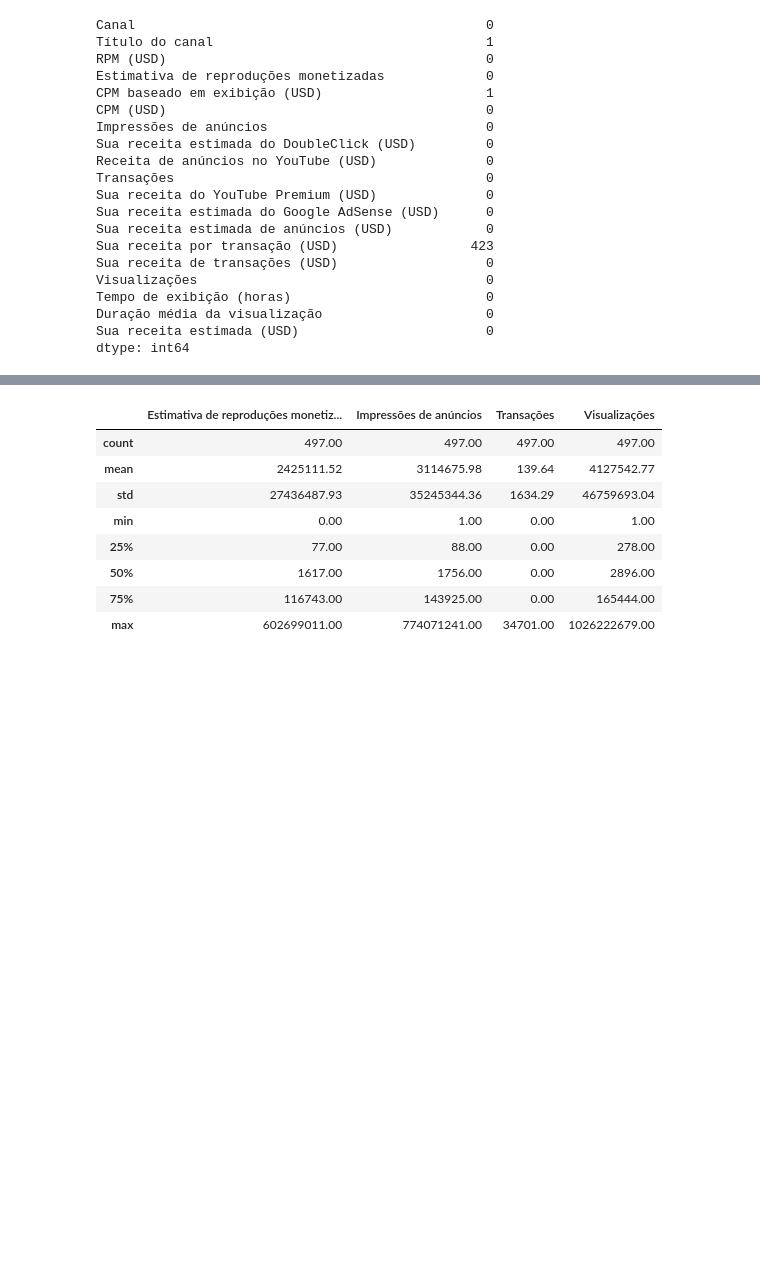
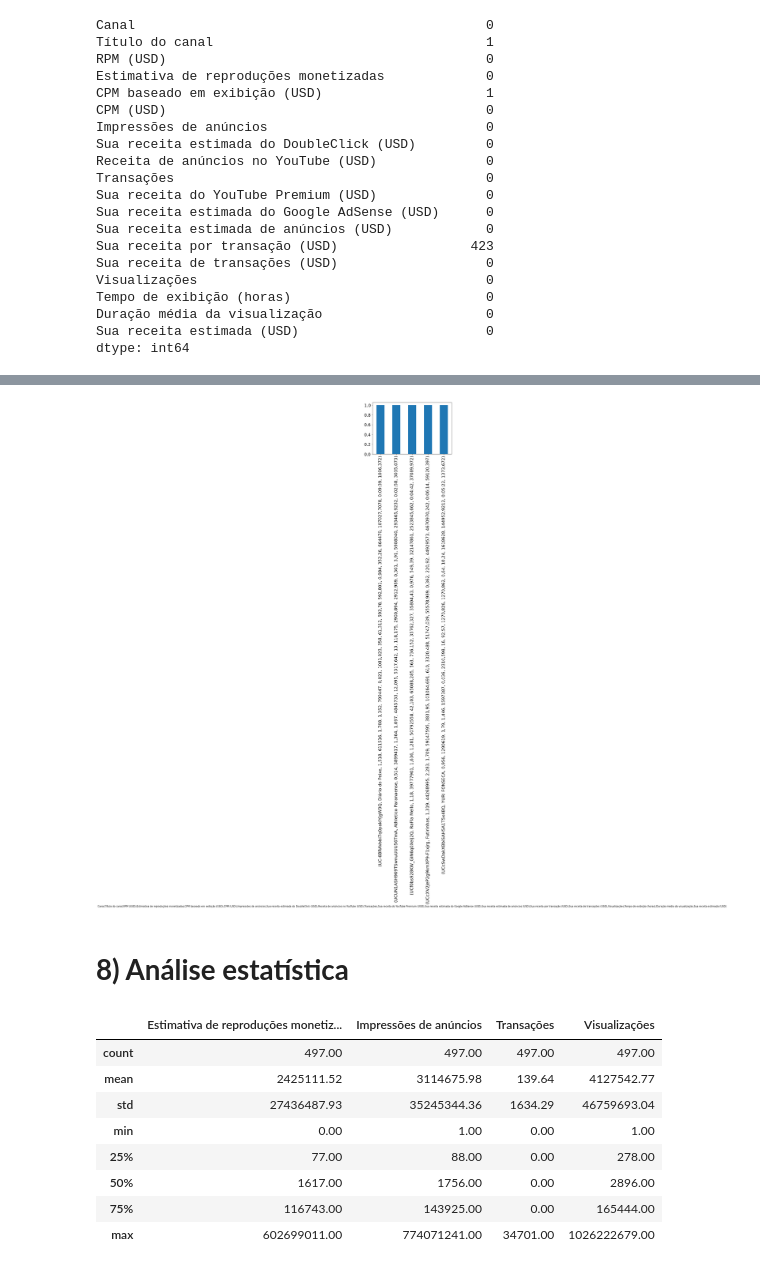
Before and after one commit to Janainareisnascimento/Adsensefinal, a Jupyter notebook: 2022_Adsense_modelagem_team_mounted.ipynb, the cells around one changed output, grey strips where cells are left out. Cells and saved outputs as stored; diff of their text form; code cells hidden in the pictures; blank space fills up the shorter version.

```diff
--- a/2022_Adsense_modelagem_team_mounted.ipynb
+++ b/2022_Adsense_modelagem_team_mounted.ipynb
@@ -209,3 +213,9 @@ dtype: int64
+# %%
+base.value_counts().head().plot.bar();
+# %% [output]
+[figure, added]
+# %% [markdown]
+# **8) Análise estatística**
 # %%
 base_estatistica = pd.read_csv("/content/drive/MyDrive/Colab Notebooks/Adsense/2022_afiliados_receitas - Dados da tabela.csv")
 # %%
```
Also changed, not shown: parts of 5 cells of this notebook.
